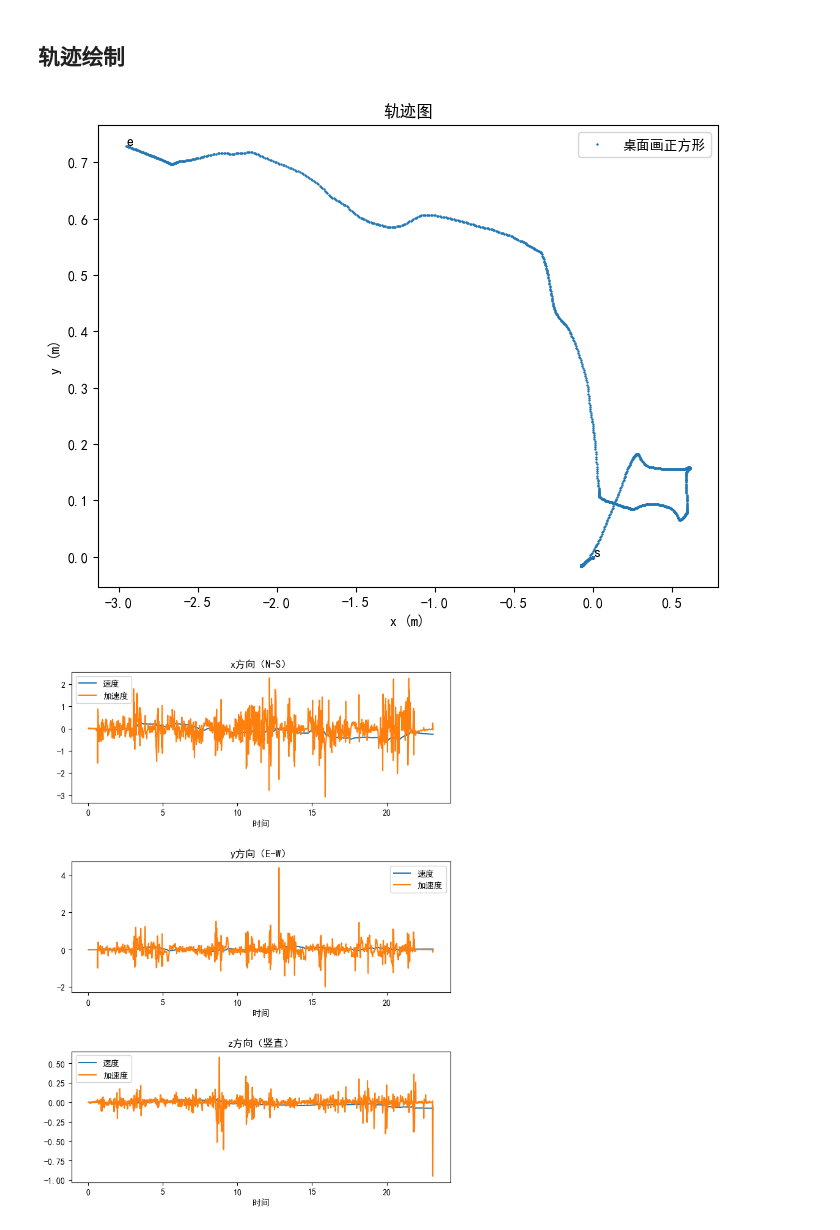
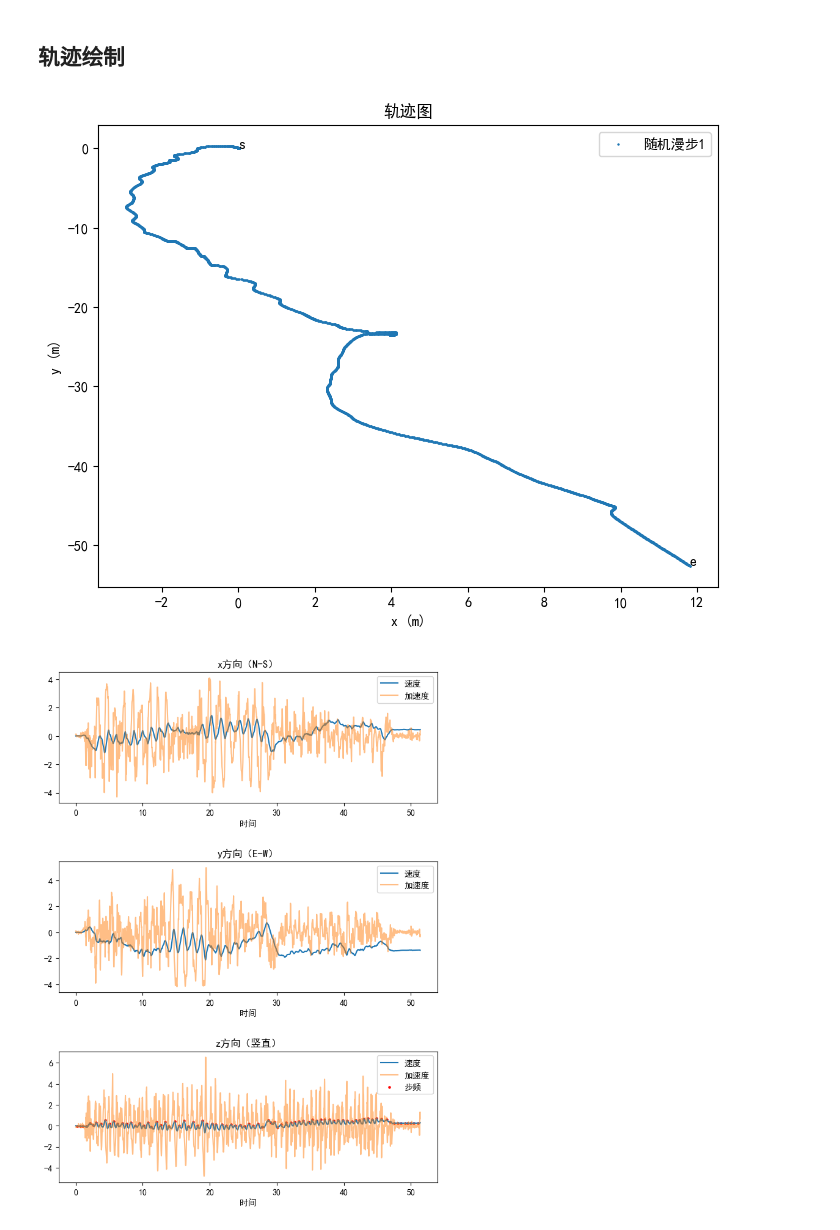
Before and after one commit to Googol2002/Pedestrian-Dead-Reckoning, a Jupyter notebook: PDR/NaivePredictor.ipynb, the cells around one changed output. Cells and saved outputs as stored; diff of their text form; code cells hidden in the pictures.

```diff
--- a/PDR/NaivePredictor.ipynb
+++ b/PDR/NaivePredictor.ipynb
@@ -82,7 +90,7 @@ caculate_attitude("乱晃手腕（初末相同）", 0, 0)
 ## 轨迹绘制
 # %%
 def caculate_locus (sample, theta, phi, no_rotation=False):
-    positions, speeds, accelerations, thetas, phis = predict(dataset[sample], theta, phi, no_rotation=no_rotation)
+    positions, speeds, accelerations, thetas, phis, time, peaks = predict(dataset[sample], theta, phi, no_rotation=no_rotation)
 
     fig = plt.figure(figsize=(8, 6))
     x = positions[:, 0]
@@ -96,38 +104,37 @@ def caculate_locus (sample, theta, phi, no_rotation=False):
     plt.legend(loc="upper right")
     plt.show()
 
     fig, axs = plt.subplots(3, 1, figsize=(8, 10))
     fig.tight_layout(pad=5)
-    time = dataset[sample].frame["Time (s)"][1:-1]
     vx = speeds[:, 0]
     ax = accelerations[:, 0]
     vy = speeds[:, 1]
     ay = accelerations[:, 1]
     vz = speeds[:, 2]
     az = accelerations[:, 2]
 
     axs[0].set_title("x方向（N-S）")
     axs[0].set_xlabel("时间")
     axs[0].plot(time, vx, label="速度")
-    axs[0].plot(time, ax, label="加速度")
+    axs[0].plot(time, ax, label="加速度", alpha=0.5)
     axs[0].legend()
 
     axs[1].set_title("y方向（E-W）")
     axs[1].set_xlabel("时间")
     axs[1].plot(time, vy, label="速度")
-    axs[1].plot(time, ay, label="加速度")
+    axs[1].plot(time, ay, label="加速度", alpha=0.5)
     axs[1].legend()
 
     axs[2].set_title("z方向（竖直）")
     axs[2].set_xlabel("时间")
     axs[2].plot(time, vz, label="速度")
-    axs[2].plot(time, az, label="加速度")
+    axs[2].plot(time, az, label="加速度", alpha=0.5)
+    axs[2].scatter(x=time[peaks], y=vz[peaks], label="步频", s=5, color="red")
     axs[2].legend()
     plt.show()
 
-
-caculate_locus("桌面画正方形", 0, 0, no_rotation=True)
+caculate_locus("随机漫步1", 0, 0)
 # caculate_locus("图书馆（东开始，向北，折返）", -1/2 * np.pi, 1/4 * np.pi)
 # %% [output]
-[figure, old version]
+[figure, new version]
-[figure, old version]
+[figure, new version]
```
Also changed, not shown: parts of 3 cells of this notebook, 1 other file.
